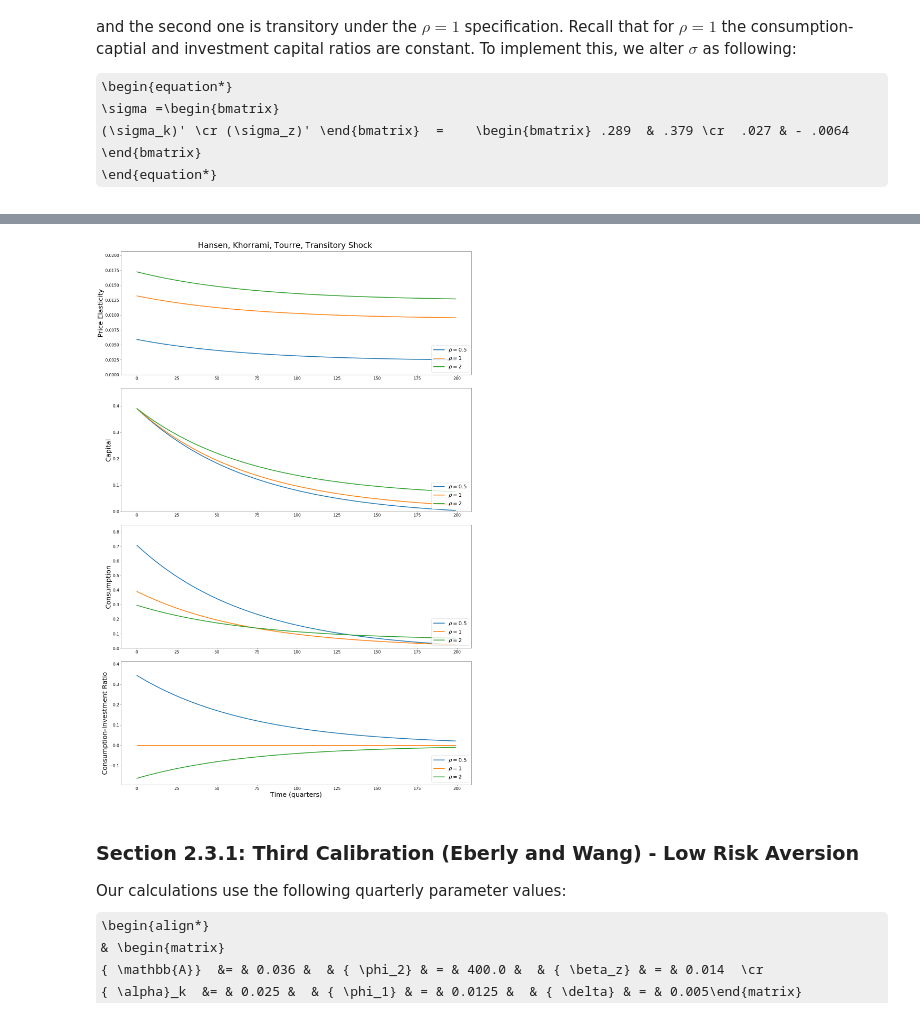
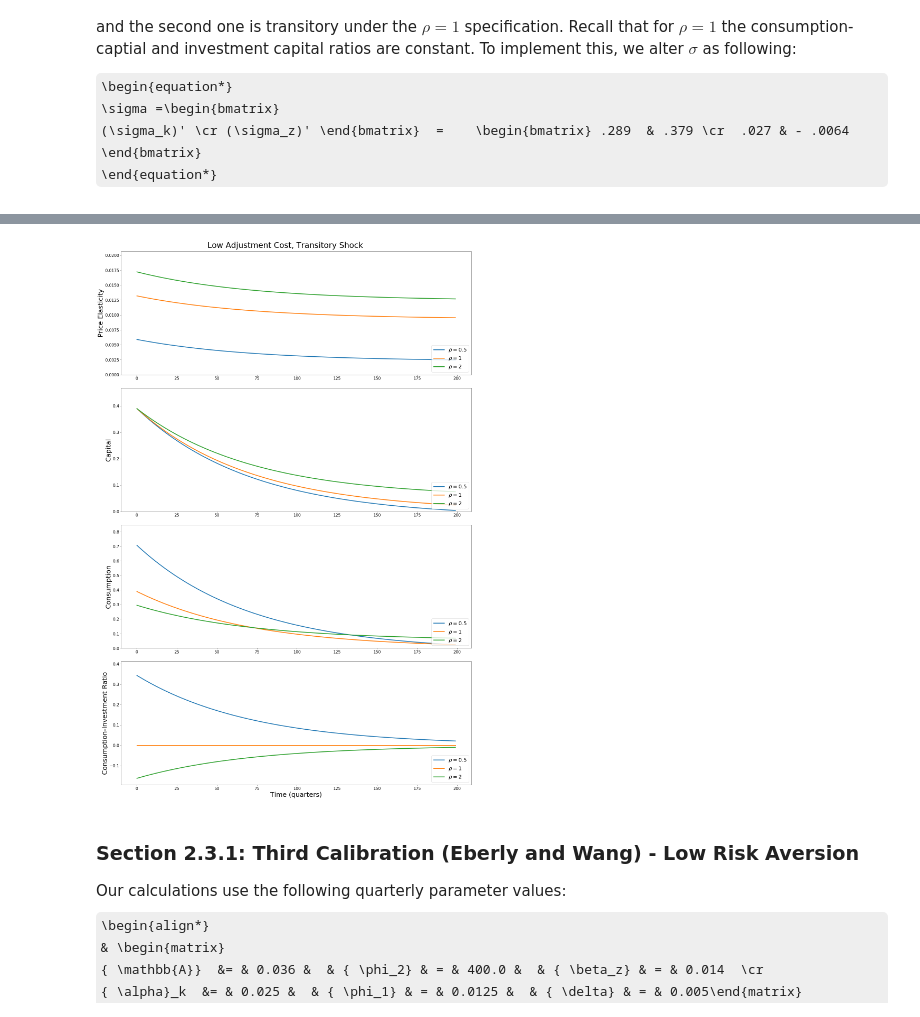
Before and after one commit to lphansen/TextbookCode, a Jupyter notebook: adjustment_cost.ipynb, the cells around one changed output, grey strips where cells are left out. Cells and saved outputs as stored; diff of their text form; code cells hidden in the pictures; some formulas as TeX source.

```diff
--- a/adjustment_cost.ipynb
+++ b/adjustment_cost.ipynb
@@ -273,8 +273,8 @@ plot_impulse(ρs, γ, βz, T, shock = 1, empirical_method = 0,
 # %%
 plot_impulse(ρs, γ, βz, T, shock = 2, empirical_method = 0,
-             transform_shocks = True, title = "Hansen, Khorrami, Tourre, Transitory Shock")
+             transform_shocks = True, title = "Low Adjustment Cost, Transitory Shock")
 # %% [output]
-[figure, old version]
+[figure, new version]
 # %% [markdown]
 ### Section 2.3.1: Third Calibration (Eberly and Wang) - Low Risk Aversion
 
```
Also changed, not shown: parts of 10 cells of this notebook, 1 other file.
